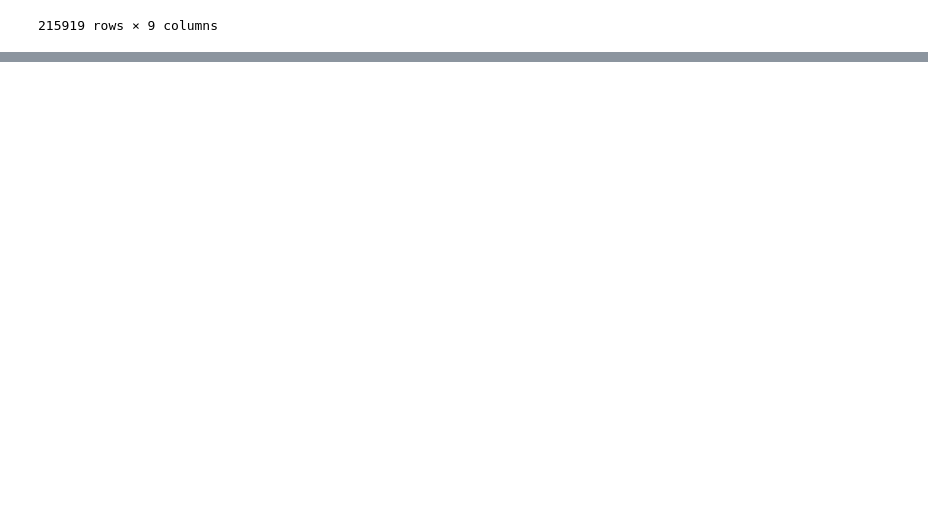
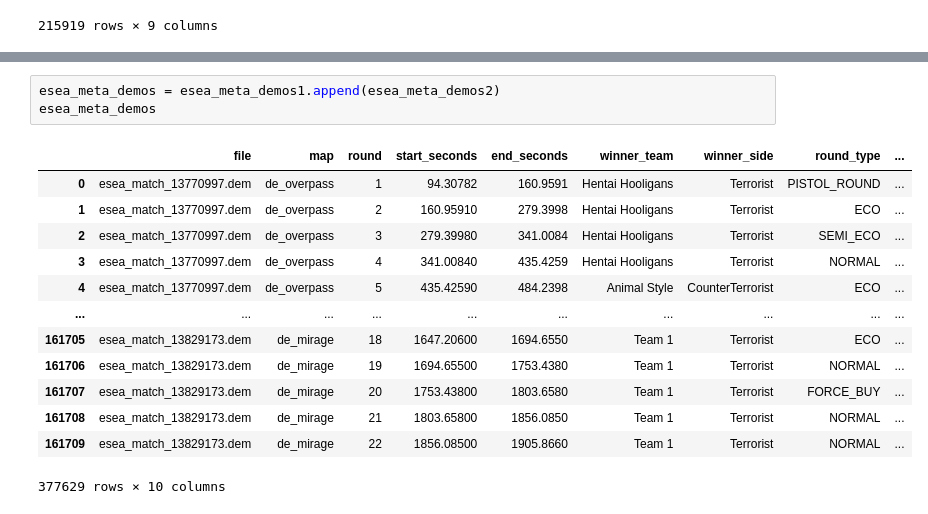
Before and after one commit to gandhimonil9823/CS_GO_Analysis, a Jupyter notebook: CS_GO_Analysis.ipynb, the cells around one changed output, grey strips where cells are left out. Drawn from its saved outputs; the diff is of its cells as text; blank space fills up the shorter version.

```diff
--- a/CS_GO_Analysis.ipynb
+++ b/CS_GO_Analysis.ipynb
@@ -59,0 +90,17 @@ test
+# %%
+esea_meta_demos = esea_meta_demos1.append(esea_meta_demos2)
+esea_meta_demos
+# %% [output]
+|  | file | map | round | start_seconds | end_seconds | winner_team | winner_side | round_type | ... |
+| 0 | esea_match_13770997.dem | de_overpass | 1 | 94.30782 | 160.9591 | Hentai Hooligans | Terrorist | PISTOL_ROUND | ... |
+| 1 | esea_match_13770997.dem | de_overpass | 2 | 160.95910 | 279.3998 | Hentai Hooligans | Terrorist | ECO | ... |
+| 2 | esea_match_13770997.dem | de_overpass | 3 | 279.39980 | 341.0084 | Hentai Hooligans | Terrorist | SEMI_ECO | ... |
+| 3 | esea_match_13770997.dem | de_overpass | 4 | 341.00840 | 435.4259 | Hentai Hooligans | Terrorist | NORMAL | ... |
+| 4 | esea_match_13770997.dem | de_overpass | 5 | 435.42590 | 484.2398 | Animal Style | CounterTerrorist | ECO | ... |
+| ... | ... | ... | ... | ... | ... | ... | ... | ... | ... |
+| 161705 | esea_match_13829173.dem | de_mirage | 18 | 1647.20600 | 1694.6550 | Team 1 | Terrorist | ECO | ... |
+| 161706 | esea_match_13829173.dem | de_mirage | 19 | 1694.65500 | 1753.4380 | Team 1 | Terrorist | NORMAL | ... |
+| 161707 | esea_match_13829173.dem | de_mirage | 20 | 1753.43800 | 1803.6580 | Team 1 | Terrorist | FORCE_BUY | ... |
+| 161708 | esea_match_13829173.dem | de_mirage | 21 | 1803.65800 | 1856.0850 | Team 1 | Terrorist | NORMAL | ... |
+| 161709 | esea_match_13829173.dem | de_mirage | 22 | 1856.08500 | 1905.8660 | Team 1 | Terrorist | NORMAL | ... |
+377629 rows × 10 columns
```
Also changed, not shown: parts of 4 cells of this notebook.
